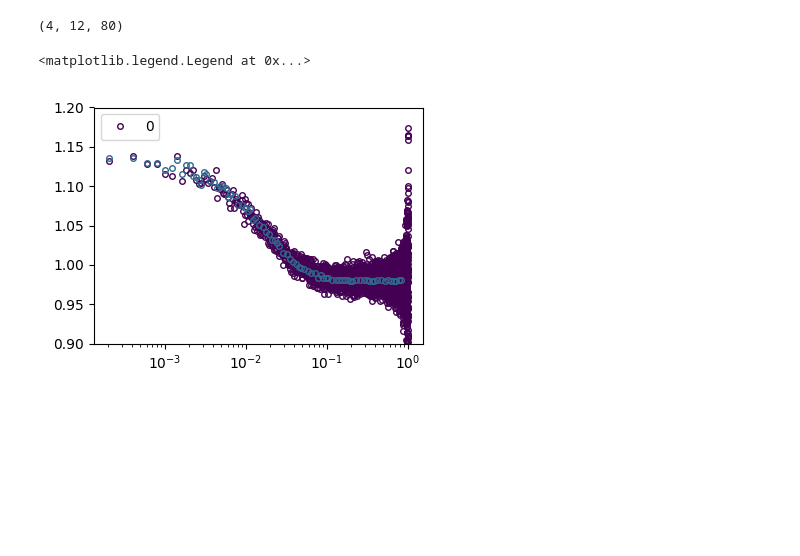
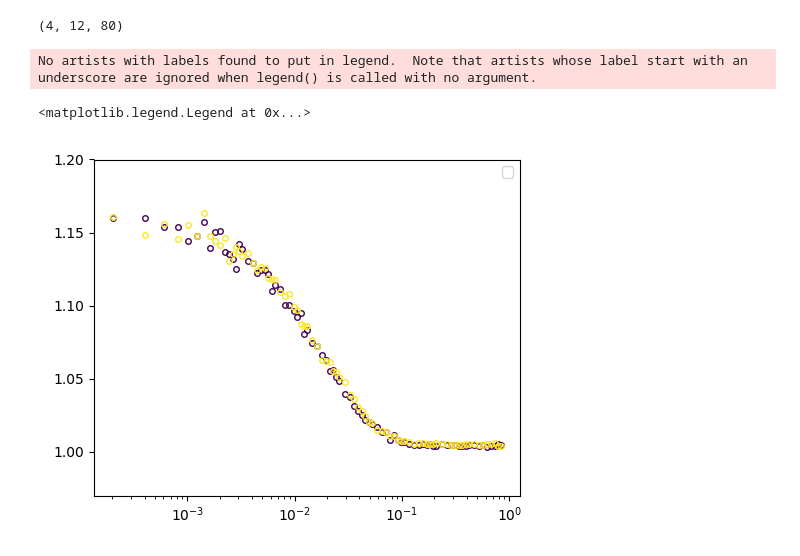
Before and after one commit to maddalenabin/id10-ferritin-2022, a Jupyter notebook: 01-notebooks/h5-interpretation.ipynb, the cells around one changed output. Saved outputs shown, nothing was run; the diff lists cells and outputs as text; code cells hidden in the pictures; blank space fills up the shorter version.

```diff
--- a/01-notebooks/h5-interpretation.ipynb
+++ b/01-notebooks/h5-interpretation.ipynb
@@ -119,17 +119,19 @@ np.shape(g2s)
 # %% [output]
 (4, 12, 80)
 # %%
-f, axs = plt.subplots(1,1, figsize=(4,3), tight_layout=True)
+f, axs = plt.subplots(1,1, figsize=(5,4), tight_layout=True)
 q = 1
 col = plt.cm.viridis(np.linspace(0,1,len(ttcs)))
-for i in range(1):
-    ttc = ttcs[i,q,:, :]
-    g2 = ttc2g2(ttc)
-    axs.plot(ttc_time, g2, c=col[i], ls='',marker='o', ms=4, mfc='none',label=i)
-    axs.plot(delay, g2s[i,q+1,:]-0.024, c=col[i+1], ls='',marker='o', ms=4, mfc='none',)#marker='o', ms=4, mfc='none',label=i)
+# for i in range(4):
+#     ttc = ttcs[i,q,:, :]
+#     g2 = ttc2g2(ttc)
+    # axs.plot(ttc_time, g2, c=col[i], ls='',marker='o', ms=4, mfc='none',label=i)
+axs.plot(delay, g2s[0,q+1,:], c=col[0], ls='',marker='o', ms=4, mfc='none',)#marker='o', ms=4, mfc='none',label=i)
+axs.plot(delay, g2s[-1,q+1,:], c=col[-1], ls='',marker='o', ms=4, mfc='none',)#marker='o', ms=4, mfc='none',label=i)
 axs.set_xscale('log')
-axs.set_ylim(.9,1.2)
+axs.set_ylim(.97,1.2)
 axs.legend()
 # %% [output]
-<matplotlib.legend.Legend at 0x...>
+No artists with labels found to put in legend.  Note that artists whose label start with an underscore are ignored when legend() is called with no argument.
+<matplotlib.legend.Legend at 0x...>
-[figure, old version]
+[figure, new version]
```
Also changed, not shown: 4 other files.
